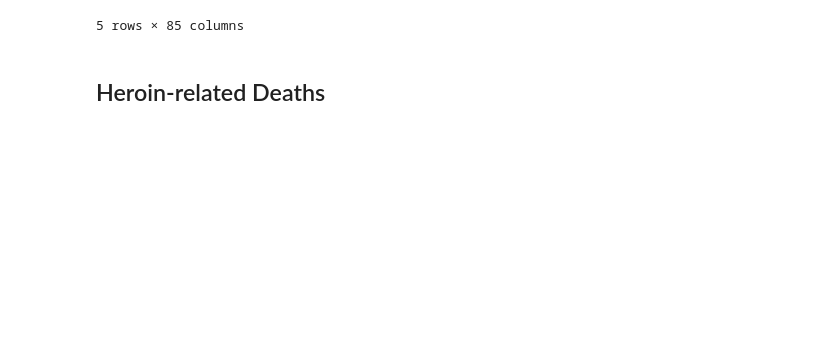
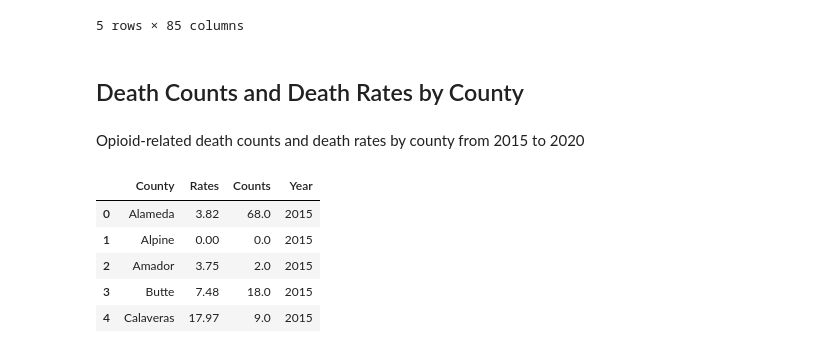
Before and after one commit to mellanyquiroz/DS4A-Team-69-Project, a Jupyter notebook: exploratory data analysis/Data merging.ipynb, the cells around one changed output. Saved outputs shown, nothing was run; the diff lists cells and outputs as text; code cells hidden in the pictures; blank space fills up the shorter version.

```diff
--- a/exploratory data analysis/Data merging.ipynb
+++ b/exploratory data analysis/Data merging.ipynb
@@ -161,2 +158,14 @@ county_employment_cleaned[""]
-# %% [markdown]
-## Heroin-related Deaths
+# %% [markdown]
+## Death Counts and Death Rates by County
+# %% [markdown]
+Opioid-related death counts and death rates by county from 2015 to 2020
+# %%
+allcounty_opioid = pd.read_csv("https://raw.githubusercontent.com/mellanyquiroz/DS4A-TeamProject/master/data/Opioid_Deaths_by_County_2015-2020.csv")
+allcounty_opioid.head()
+# %% [output]
+|  | County | Rates | Counts | Year |
+| 0 | Alameda | 3.82 | 68.0 | 2015 |
+| 1 | Alpine | 0.00 | 0.0 | 2015 |
+| 2 | Amador | 3.75 | 2.0 | 2015 |
+| 3 | Butte | 7.48 | 18.0 | 2015 |
+| 4 | Calaveras | 17.97 | 9.0 | 2015 |
```
Also changed, not shown: parts of 10 cells of this notebook.
